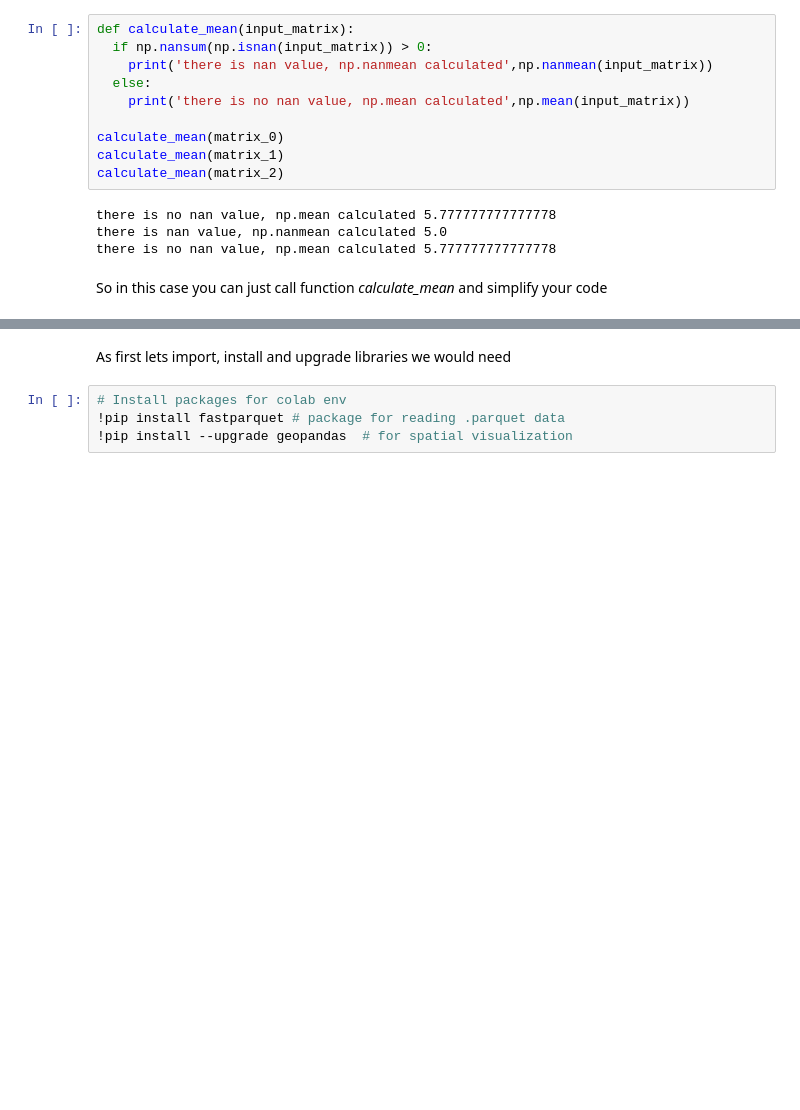
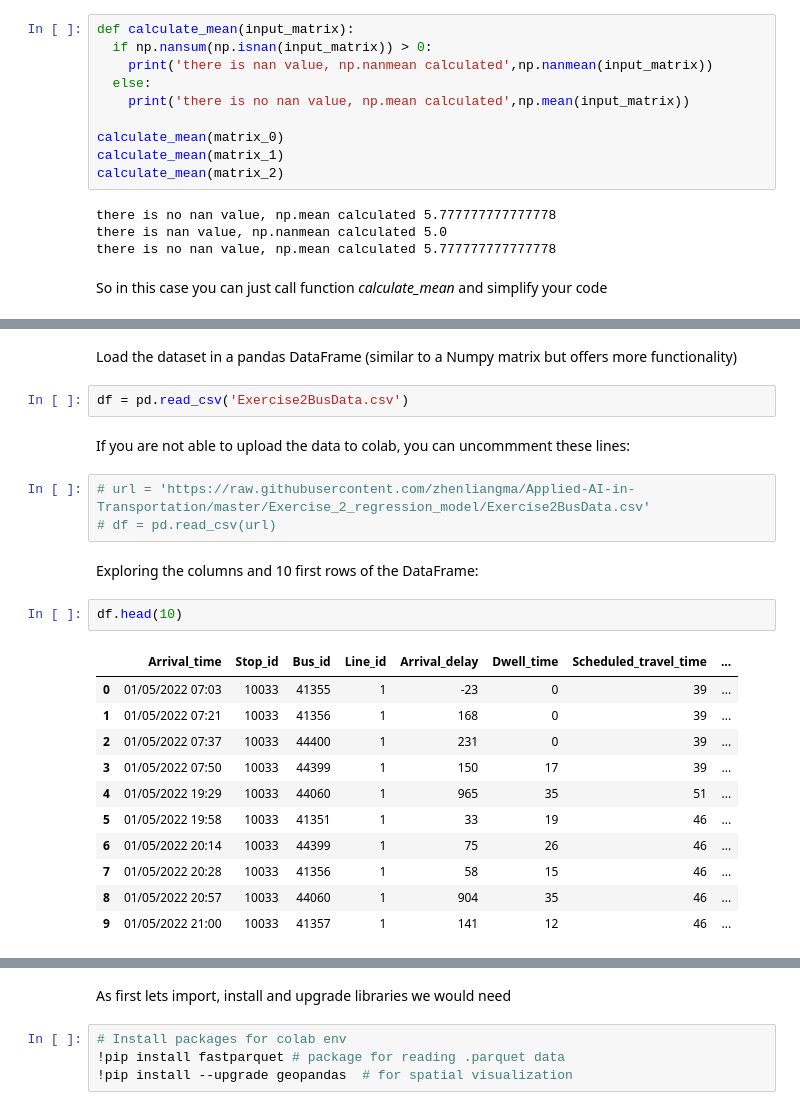
Before and after one commit to zhenliangma/Applied-AI-in-Transportation, a Jupyter notebook: Exercise_1_Python_basics/Exercise_1_python_basics.ipynb, the cells around one changed output, grey strips where cells are left out. Drawn from its saved outputs; the diff is of its cells as text; blank space fills up the shorter version.

```diff
--- a/Exercise_1_Python_basics/Exercise_1_python_basics.ipynb
+++ b/Exercise_1_Python_basics/Exercise_1_python_basics.ipynb
@@ -252,0 +261,25 @@ The first example create and iterates index in a range of values, while second e
+# %% [markdown]
+Load the dataset in a pandas DataFrame (similar to a Numpy matrix but offers more functionality)
+# %%
+df = pd.read_csv('Exercise2BusData.csv')
+# %% [markdown]
+If you are not able to upload the data to colab, you can uncommment these lines:
+# %%
+# url = 'https://raw.githubusercontent.com/zhenliangma/Applied-AI-in-Transportation/master/Exercise_2_regression_model/Exercise2BusData.csv'
+# df = pd.read_csv(url)
+# %% [markdown]
+Exploring the columns and 10 first rows of the DataFrame:
+# %%
+df.head(10)
+# %% [output]
+|  | Arrival_time | Stop_id | Bus_id | Line_id | Arrival_delay | Dwell_time | Scheduled_travel_time | ... |
+| 0 | 01/05/2022 07:03 | 10033 | 41355 | 1 | -23 | 0 | 39 | ... |
+| 1 | 01/05/2022 07:21 | 10033 | 41356 | 1 | 168 | 0 | 39 | ... |
+| 2 | 01/05/2022 07:37 | 10033 | 44400 | 1 | 231 | 0 | 39 | ... |
+| 3 | 01/05/2022 07:50 | 10033 | 44399 | 1 | 150 | 17 | 39 | ... |
+| 4 | 01/05/2022 19:29 | 10033 | 44060 | 1 | 965 | 35 | 51 | ... |
+| 5 | 01/05/2022 19:58 | 10033 | 41351 | 1 | 33 | 19 | 46 | ... |
+| 6 | 01/05/2022 20:14 | 10033 | 44399 | 1 | 75 | 26 | 46 | ... |
+| 7 | 01/05/2022 20:28 | 10033 | 41356 | 1 | 58 | 15 | 46 | ... |
+| 8 | 01/05/2022 20:57 | 10033 | 44060 | 1 | 904 | 35 | 46 | ... |
+| 9 | 01/05/2022 21:00 | 10033 | 41357 | 1 | 141 | 12 | 46 | ... |
```
Also changed, not shown: parts of 44 cells of this notebook.
